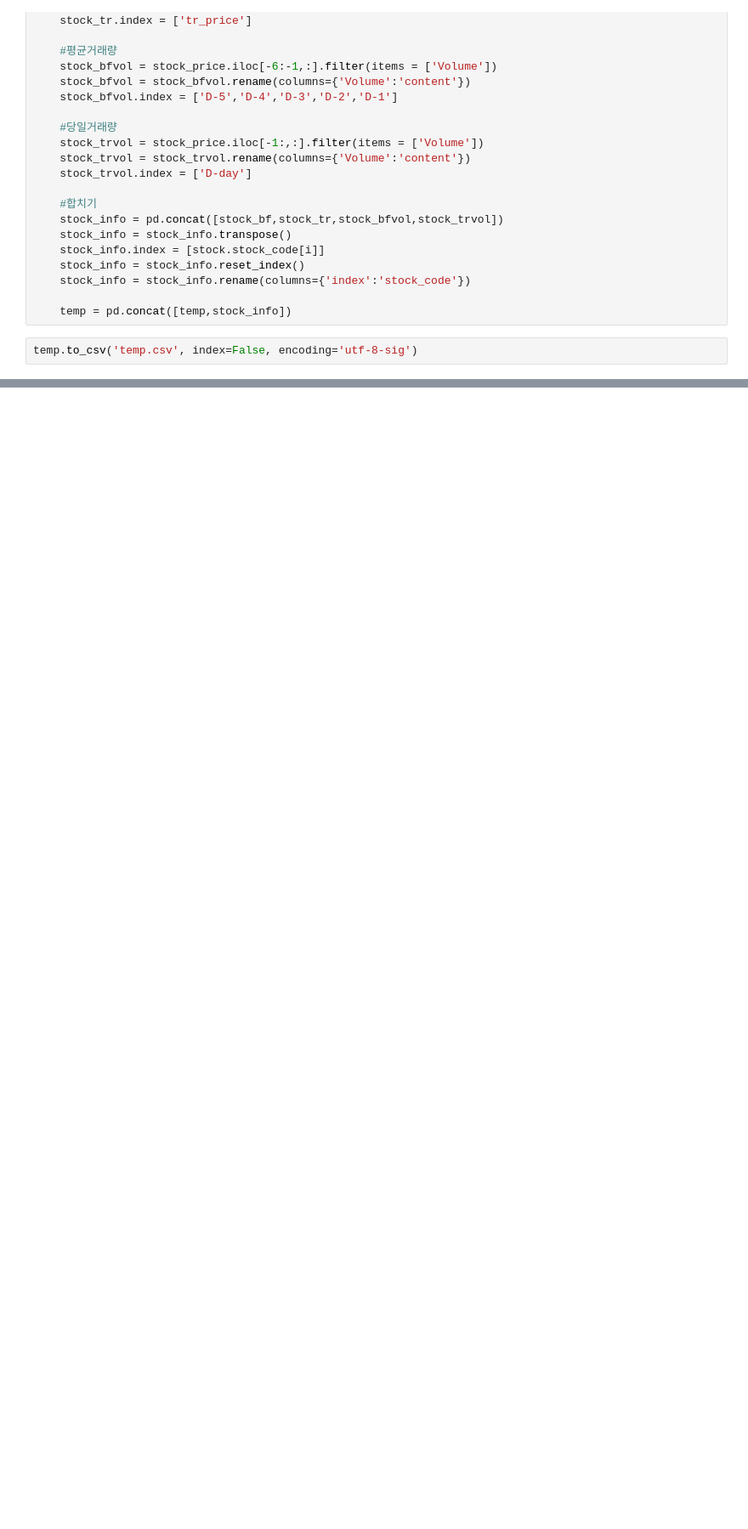
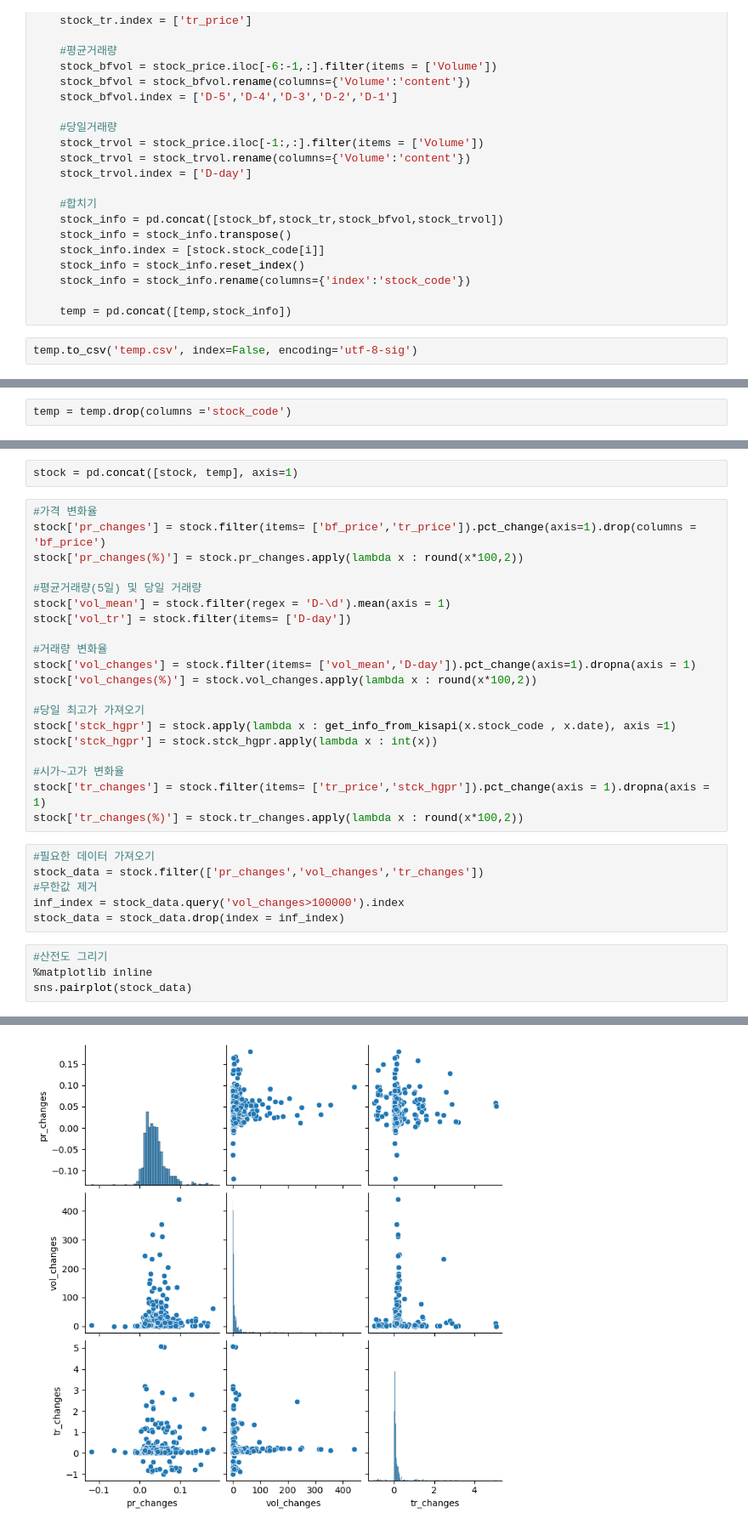
Before and after one commit to kknaks/assingment, a Jupyter notebook: 221228_stock/Stock.ipynb, the cells around one changed output, grey strips where cells are left out. Shown: that part at 85% size. Saved outputs shown, nothing was run; the diff lists cells and outputs as text; blank space fills up the shorter version.

```diff
--- a/221228_stock/Stock.ipynb
+++ b/221228_stock/Stock.ipynb
@@ -424,0 +399,2 @@ stock2
+# %%
+temp = temp.drop(columns ='stock_code')
@@ -424,0 +417,33 @@ stock2
+# %%
+stock = pd.concat([stock, temp], axis=1)
+# %%
+#가격 변화율
+stock['pr_changes'] = stock.filter(items= ['bf_price','tr_price']).pct_change(axis=1).drop(columns = 'bf_price')
+stock['pr_changes(%)'] = stock.pr_changes.apply(lambda x : round(x*100,2))
+
+#평균거래량(5일) 및 당일 거래량
+stock['vol_mean'] = stock.filter(regex = 'D-\d').mean(axis = 1)
+stock['vol_tr'] = stock.filter(items= ['D-day'])
+
+#거래량 변화율
+stock['vol_changes'] = stock.filter(items= ['vol_mean','D-day']).pct_change(axis=1).dropna(axis = 1)
+stock['vol_changes(%)'] = stock.vol_changes.apply(lambda x : round(x*100,2))
+
+#당일 최고가 가져오기
+stock['stck_hgpr'] = stock.apply(lambda x : get_info_from_kisapi(x.stock_code , x.date), axis =1)
+stock['stck_hgpr'] = stock.stck_hgpr.apply(lambda x : int(x))
+
+#시가~고가 변화율
+stock['tr_changes'] = stock.filter(items= ['tr_price','stck_hgpr']).pct_change(axis = 1).dropna(axis = 1)
+stock['tr_changes(%)'] = stock.tr_changes.apply(lambda x : round(x*100,2))
+# %%
+#필요한 데이터 가져오기
+stock_data = stock.filter(['pr_changes','vol_changes','tr_changes'])
+#무한값 제거
+inf_index = stock_data.query('vol_changes>100000').index
+stock_data = stock_data.drop(index = inf_index)
+# %%
+#산전도 그리기
+%matplotlib inline
+sns.pairplot(stock_data)
+# %% [output]
@@ -424,0 +451 @@ stock2
+[figure, added]
```
Also changed, not shown: parts of 28 cells of this notebook, 1 other file.
